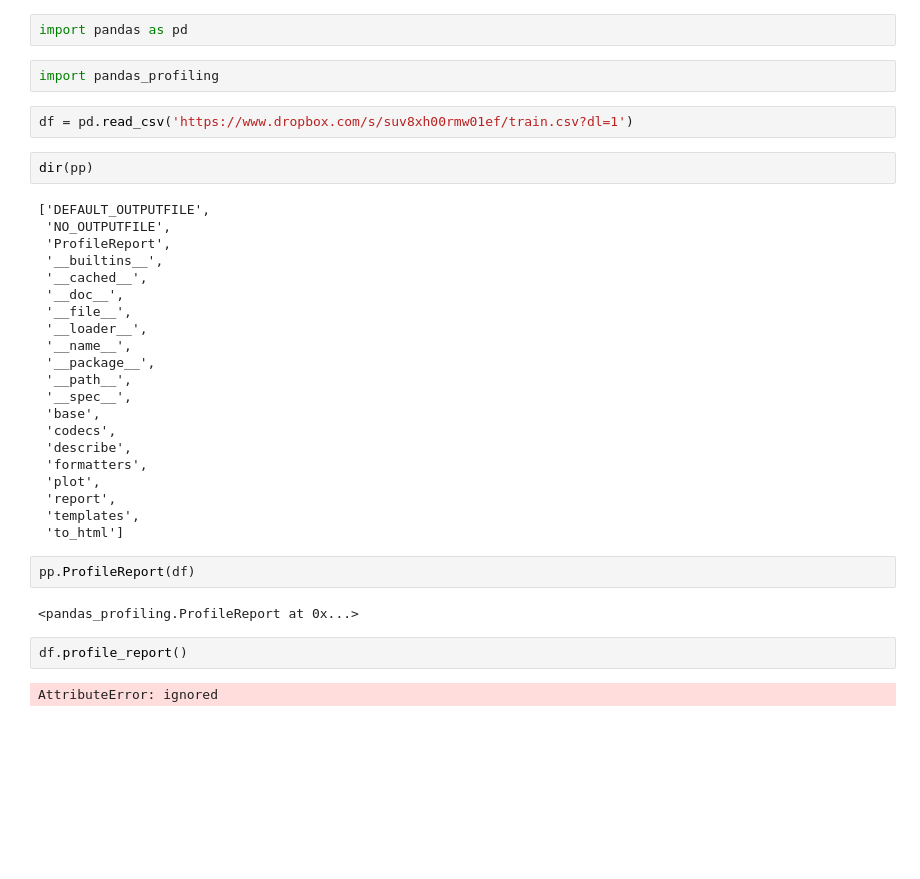
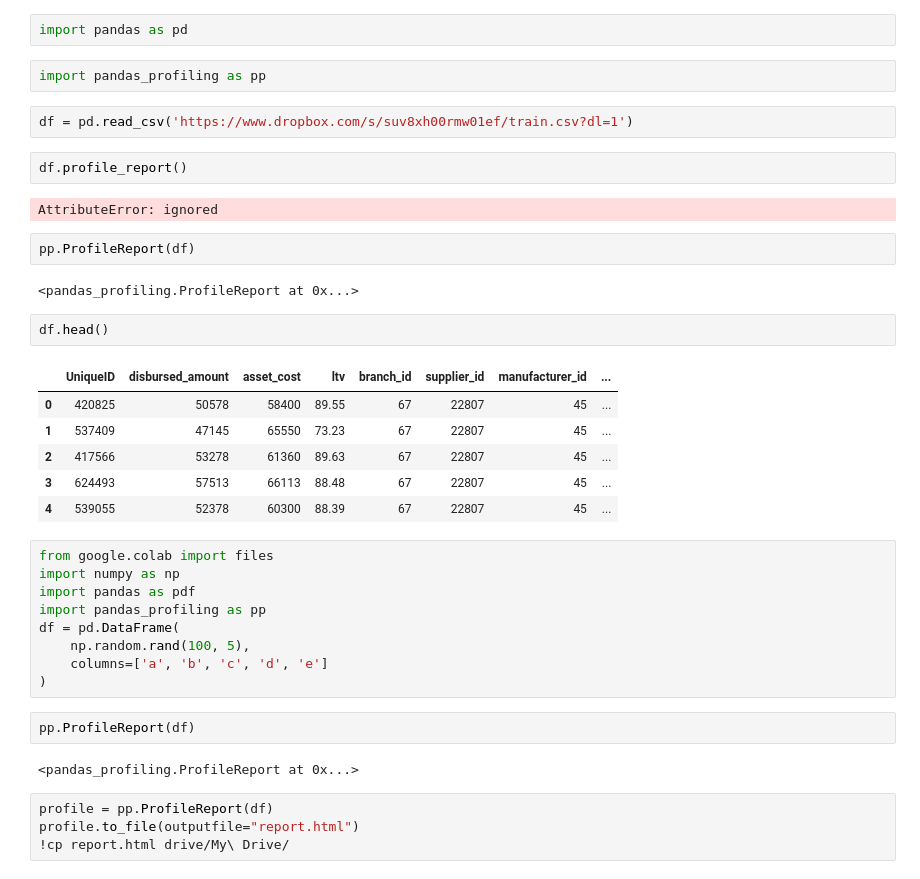
Before and after one commit to alessiocozzi/Loan-Default-Challenge---EDA, a Jupyter notebook: pandas_profiling.ipynb, the cells around one changed output. Drawn from its saved outputs; the diff is of its cells as text; blank space fills up the shorter version.

```diff
--- a/pandas_profiling.ipynb
+++ b/pandas_profiling.ipynb
@@ -19,37 +19,40 @@ Requirement already satisfied: setuptools in /usr/local/lib/python3.6/dist-packa
 # %%
 import pandas as pd
 # %%
-import pandas_profiling
+import pandas_profiling as pp
 # %%
 df = pd.read_csv('https://www.dropbox.com/s/suv8xh00rmw01ef/train.csv?dl=1')
-# %%
-dir(pp)
-# %% [output]
-['DEFAULT_OUTPUTFILE',
- 'NO_OUTPUTFILE',
- 'ProfileReport',
- '__builtins__',
- '__cached__',
- '__doc__',
- '__file__',
- '__loader__',
- '__name__',
- '__package__',
- '__path__',
- '__spec__',
- 'base',
- 'codecs',
- 'describe',
- 'formatters',
- 'plot',
- 'report',
- 'templates',
- 'to_html']
+# %%
+df.profile_report()
+# %% [output]
+AttributeError: ignored
 # %%
 pp.ProfileReport(df)
 # %% [output]
 <pandas_profiling.ProfileReport at 0x...>
 # %%
-df.profile_report()
+df.head()
 # %% [output]
-AttributeError: ignored
+|  | UniqueID | disbursed_amount | asset_cost | ltv | branch_id | supplier_id | manufacturer_id | ... |
+| 0 | 420825 | 50578 | 58400 | 89.55 | 67 | 22807 | 45 | ... |
+| 1 | 537409 | 47145 | 65550 | 73.23 | 67 | 22807 | 45 | ... |
+| 2 | 417566 | 53278 | 61360 | 89.63 | 67 | 22807 | 45 | ... |
+| 3 | 624493 | 57513 | 66113 | 88.48 | 67 | 22807 | 45 | ... |
+| 4 | 539055 | 52378 | 60300 | 88.39 | 67 | 22807 | 45 | ... |
+# %%
+from google.colab import files
+import numpy as np
+import pandas as pdf
+import pandas_profiling as pp
+df = pd.DataFrame(
+    np.random.rand(100, 5),
+    columns=['a', 'b', 'c', 'd', 'e']
+)
+# %%
+pp.ProfileReport(df)
+# %% [output]
+<pandas_profiling.ProfileReport at 0x...>
+# %%
+profile = pp.ProfileReport(df)
+profile.to_file(outputfile="report.html")
+!cp report.html drive/My\ Drive/
```
Also changed, not shown: parts of 4 cells of this notebook.
